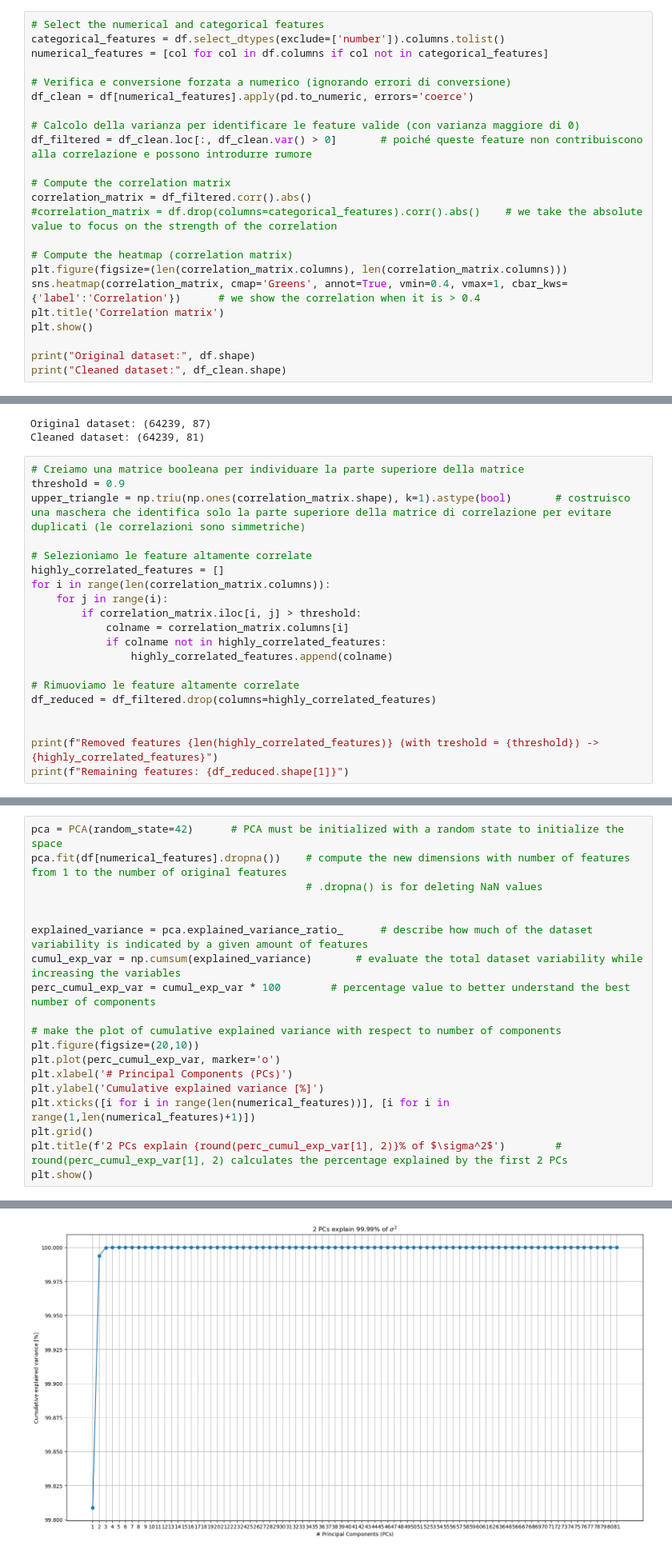
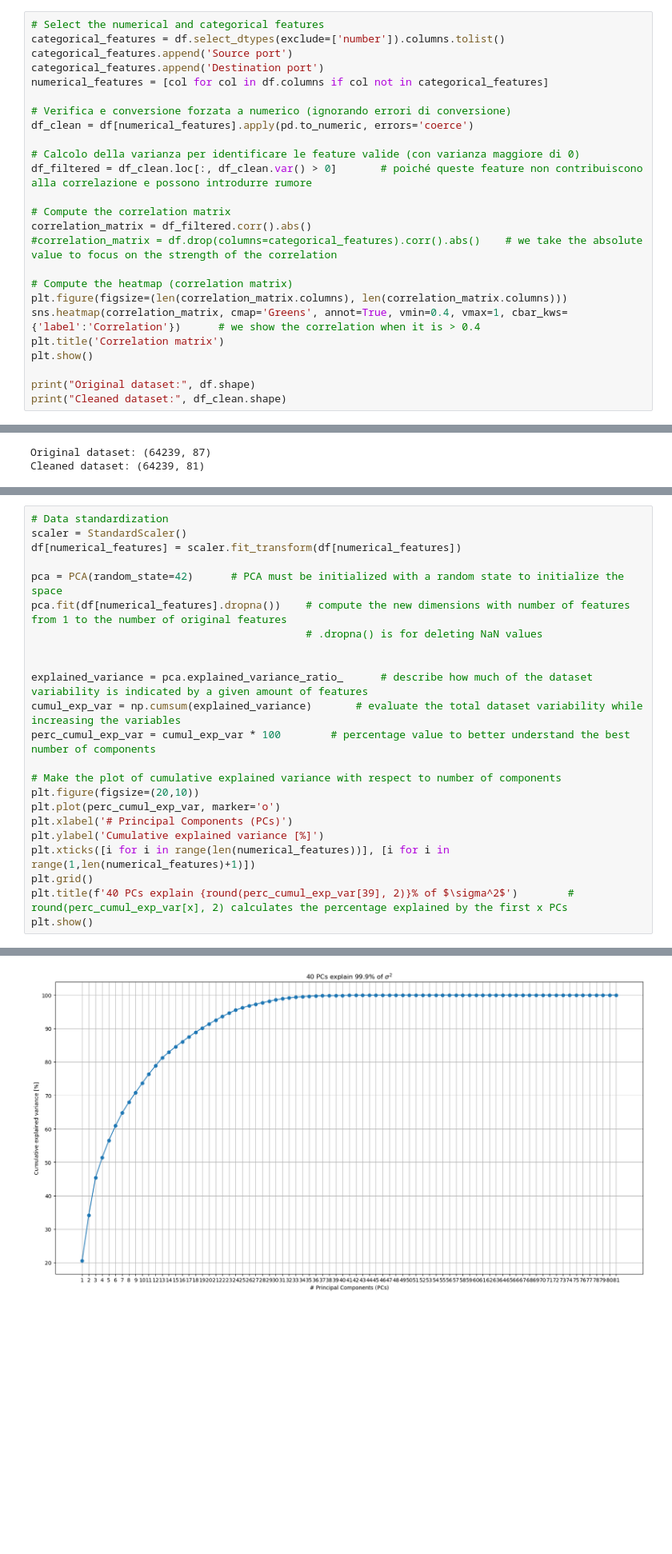
Before and after one commit to iochia02/ML4N_project, a Jupyter notebook: Code/main.ipynb, the cells around one changed output, grey strips where cells are left out. Shown at 80% size. Saved outputs shown, nothing was run; the diff lists cells and outputs as text; blank space fills up the shorter version.

Commit message:
Data standardization and label encoding

```diff
--- a/Code/main.ipynb
+++ b/Code/main.ipynb
@@ -59,6 +56,8 @@ The result of correlation analysis can be displayed in a heatmap (<a href="https
 # %%
 # Select the numerical and categorical features
 categorical_features = df.select_dtypes(exclude=['number']).columns.tolist()
+categorical_features.append('Source port')
+categorical_features.append('Destination port')
 numerical_features = [col for col in df.columns if col not in categorical_features]
 
 # Verifica e conversione forzata a numerico (ignorando errori di conversione)
@@ -83,23 +82,3 @@ print("Cleaned dataset:", df_clean.shape)
 [figure]
 Original dataset: (64239, 87)
 Cleaned dataset: (64239, 81)
-# %%
-# Creiamo una matrice booleana per individuare la parte superiore della matrice
-threshold = 0.9
-upper_triangle = np.triu(np.ones(correlation_matrix.shape), k=1).astype(bool)       # costruisco una maschera che identifica solo la parte superiore della matrice di correlazione per evitare duplicati (le correlazioni sono simmetriche)
-
-# Selezioniamo le feature altamente correlate
-highly_correlated_features = []
-for i in range(len(correlation_matrix.columns)):
-    for j in range(i):
-        if correlation_matrix.iloc[i, j] > threshold:
-            colname = correlation_matrix.columns[i]
-            if colname not in highly_correlated_features:
-                highly_correlated_features.append(colname)
-
-# Rimuoviamo le feature altamente correlate
-df_reduced = df_filtered.drop(columns=highly_correlated_features)
-
-
-print(f"Removed features {len(highly_correlated_features)} (with treshold = {threshold}) -> {highly_correlated_features}")
-print(f"Remaining features: {df_reduced.shape[1]}")
@@ -112,22 +88,26 @@ Use a number components where you meet the elbow point. i.e., if increasing the
 # %%
+# Data standardization
+scaler = StandardScaler()
+df[numerical_features] = scaler.fit_transform(df[numerical_features])
+
 pca = PCA(random_state=42)      # PCA must be initialized with a random state to initialize the space
 pca.fit(df[numerical_features].dropna())    # compute the new dimensions with number of features from 1 to the number of original features
                                             # .dropna() is for deleting NaN values
 
 
 explained_variance = pca.explained_variance_ratio_      # describe how much of the dataset variability is indicated by a given amount of features
 cumul_exp_var = np.cumsum(explained_variance)       # evaluate the total dataset variability while increasing the variables
 perc_cumul_exp_var = cumul_exp_var * 100        # percentage value to better understand the best number of components
 
-# make the plot of cumulative explained variance with respect to number of components
+# Make the plot of cumulative explained variance with respect to number of components
 plt.figure(figsize=(20,10))
 plt.plot(perc_cumul_exp_var, marker='o')
 plt.xlabel('# Principal Components (PCs)')
 plt.ylabel('Cumulative explained variance [%]')
 plt.xticks([i for i in range(len(numerical_features))], [i for i in range(1,len(numerical_features)+1)])
 plt.grid()
-plt.title(f'2 PCs explain {round(perc_cumul_exp_var[1], 2)}% of $\sigma^2$')        # round(perc_cumul_exp_var[1], 2) calculates the percentage explained by the first 2 PCs
+plt.title(f'40 PCs explain {round(perc_cumul_exp_var[39], 2)}% of $\sigma^2$')        # round(perc_cumul_exp_var[x], 2) calculates the percentage explained by the first x PCs
 plt.show()
 # %% [output]
 Intel MKL WARNING: Support of Intel(R) Streaming SIMD Extensions 4.2 (Intel(R) SSE4.2) enabled only processors has been deprecated. Intel oneAPI Math Kernel Library 2025.0 will require Intel(R) Advanc ...
-[figure, old version]
+[figure, new version]
```
Also changed, not shown: parts of 6 cells of this notebook.
